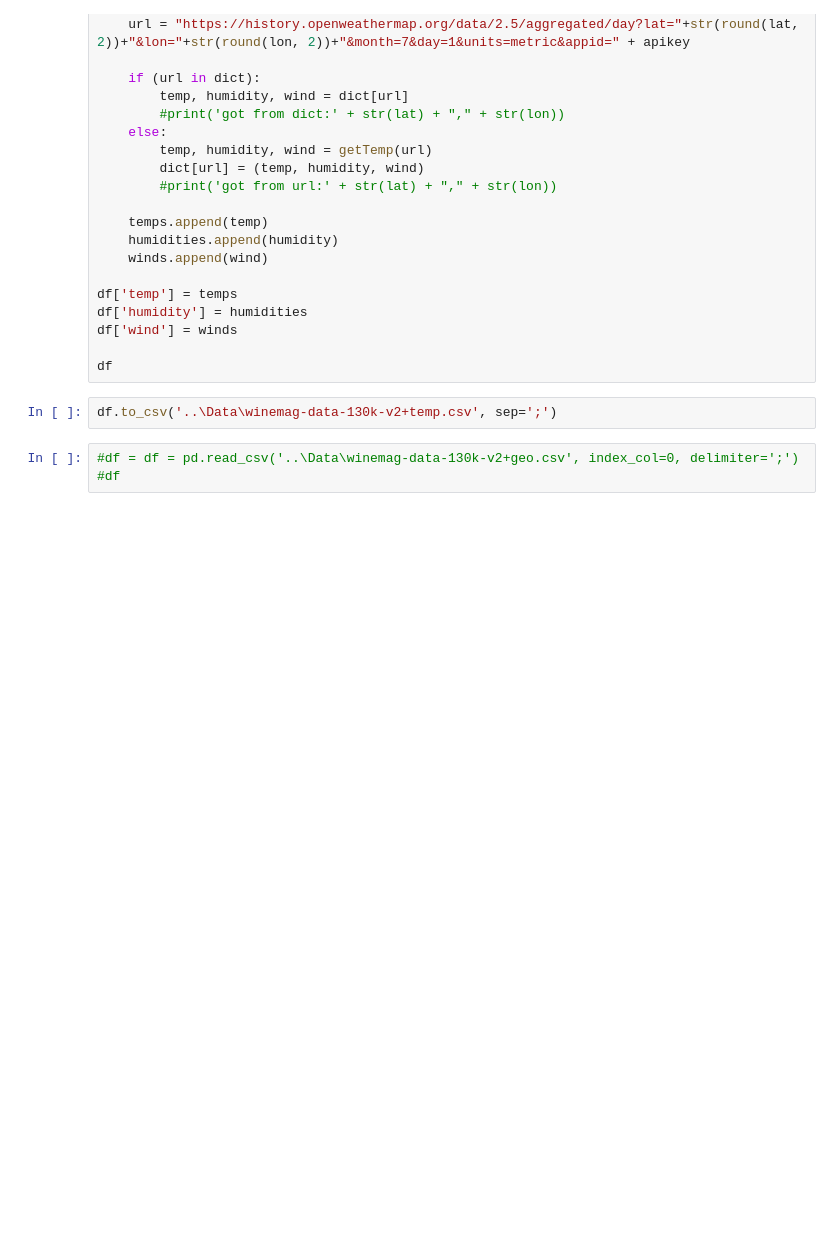
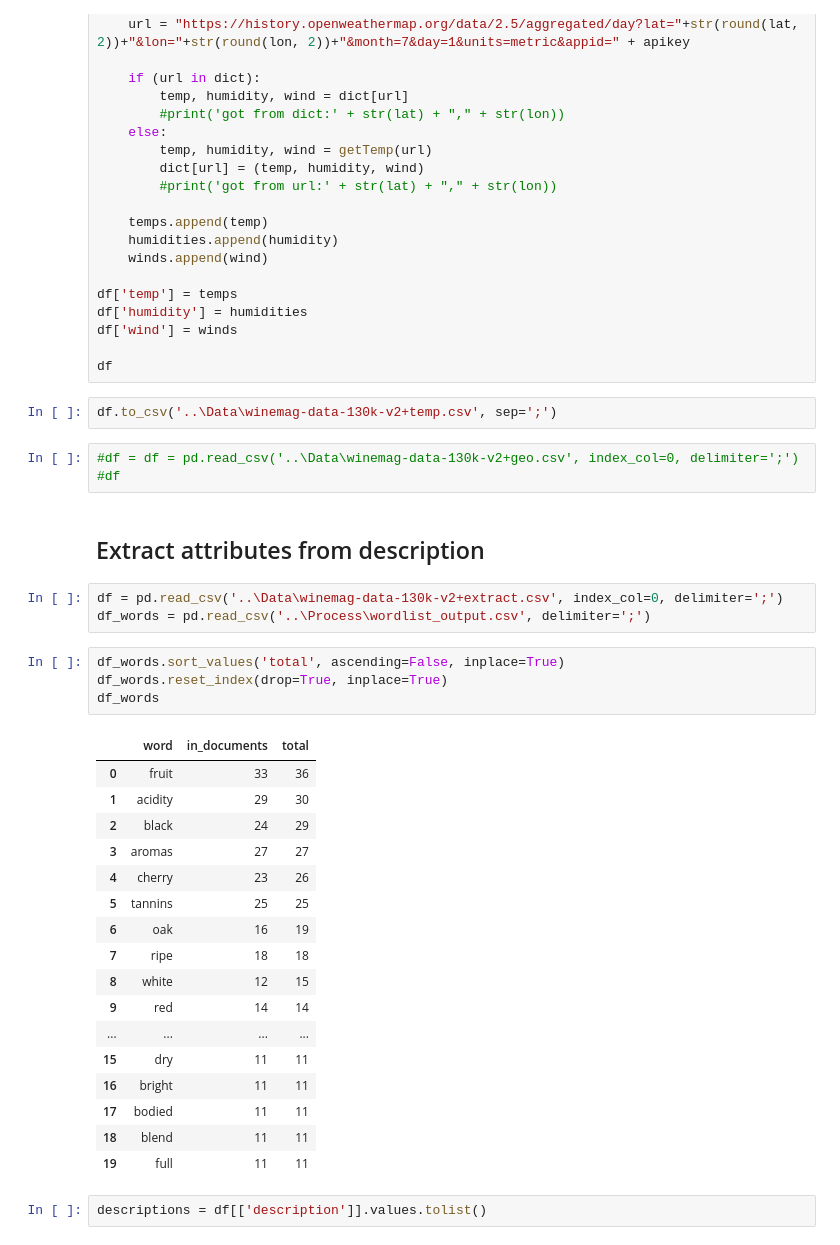
Before and after one commit to Alex020250/AppliedDataScience, a Jupyter notebook: Code/preprocessing.ipynb, the cells around one changed output. Cells and saved outputs as stored; diff of their text form; blank space fills up the shorter version.

```diff
--- a/Code/preprocessing.ipynb
+++ b/Code/preprocessing.ipynb
@@ -219,3 +219,32 @@ df.to_csv('..\Data\winemag-data-130k-v2+temp.csv', sep=';')
 # %%
 #df = df = pd.read_csv('..\Data\winemag-data-130k-v2+geo.csv', index_col=0, delimiter=';')
 #df
+# %% [markdown]
+## Extract attributes from description
+# %%
+df = pd.read_csv('..\Data\winemag-data-130k-v2+extract.csv', index_col=0, delimiter=';')
+df_words = pd.read_csv('..\Process\wordlist_output.csv', delimiter=';')
+# %%
+df_words.sort_values('total', ascending=False, inplace=True)
+df_words.reset_index(drop=True, inplace=True)
+df_words
+# %% [output]
+|  | word | in_documents | total |
+| 0 | fruit | 33 | 36 |
+| 1 | acidity | 29 | 30 |
+| 2 | black | 24 | 29 |
+| 3 | aromas | 27 | 27 |
+| 4 | cherry | 23 | 26 |
+| 5 | tannins | 25 | 25 |
+| 6 | oak | 16 | 19 |
+| 7 | ripe | 18 | 18 |
+| 8 | white | 12 | 15 |
+| 9 | red | 14 | 14 |
+| ... | ... | ... | ... |
+| 15 | dry | 11 | 11 |
+| 16 | bright | 11 | 11 |
+| 17 | bodied | 11 | 11 |
+| 18 | blend | 11 | 11 |
+| 19 | full | 11 | 11 |
+# %%
+descriptions = df[['description']].values.tolist()
```
Also changed, not shown: parts of 3 cells of this notebook, 3 other files.
